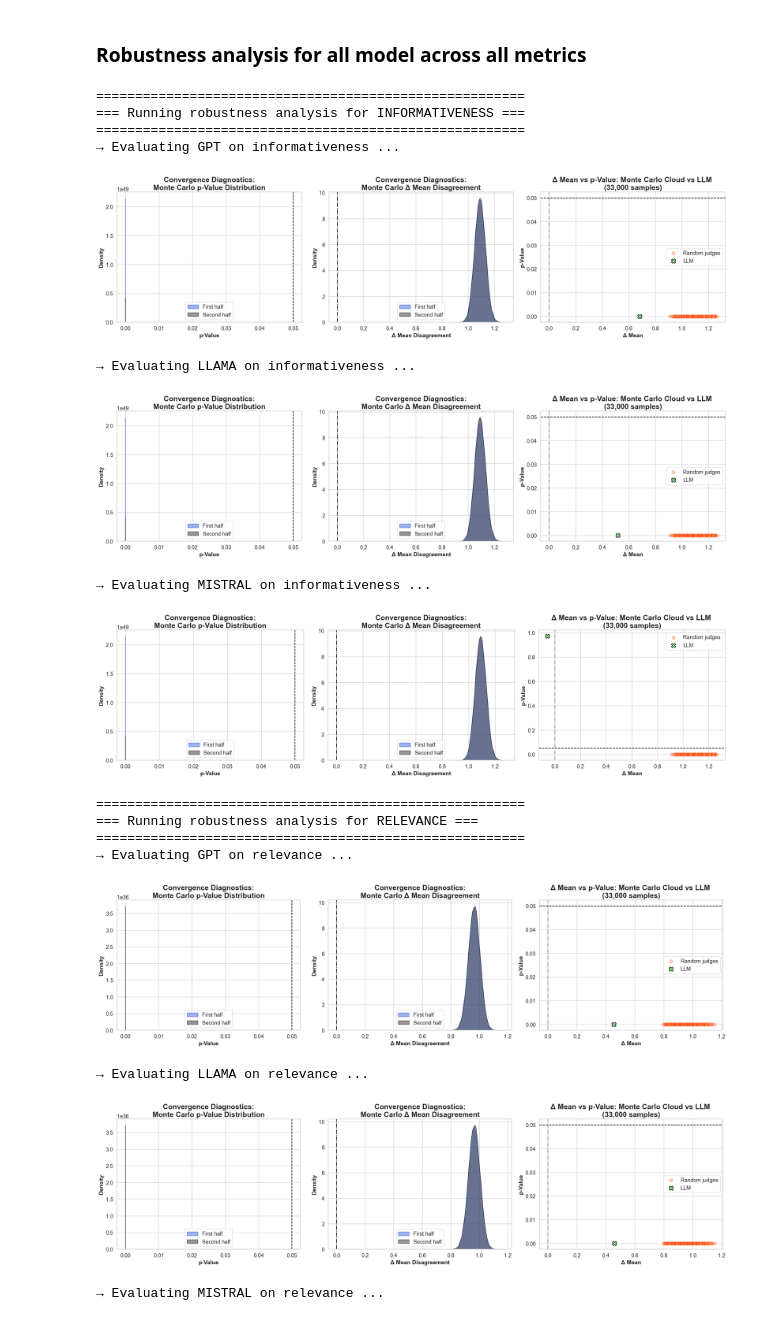
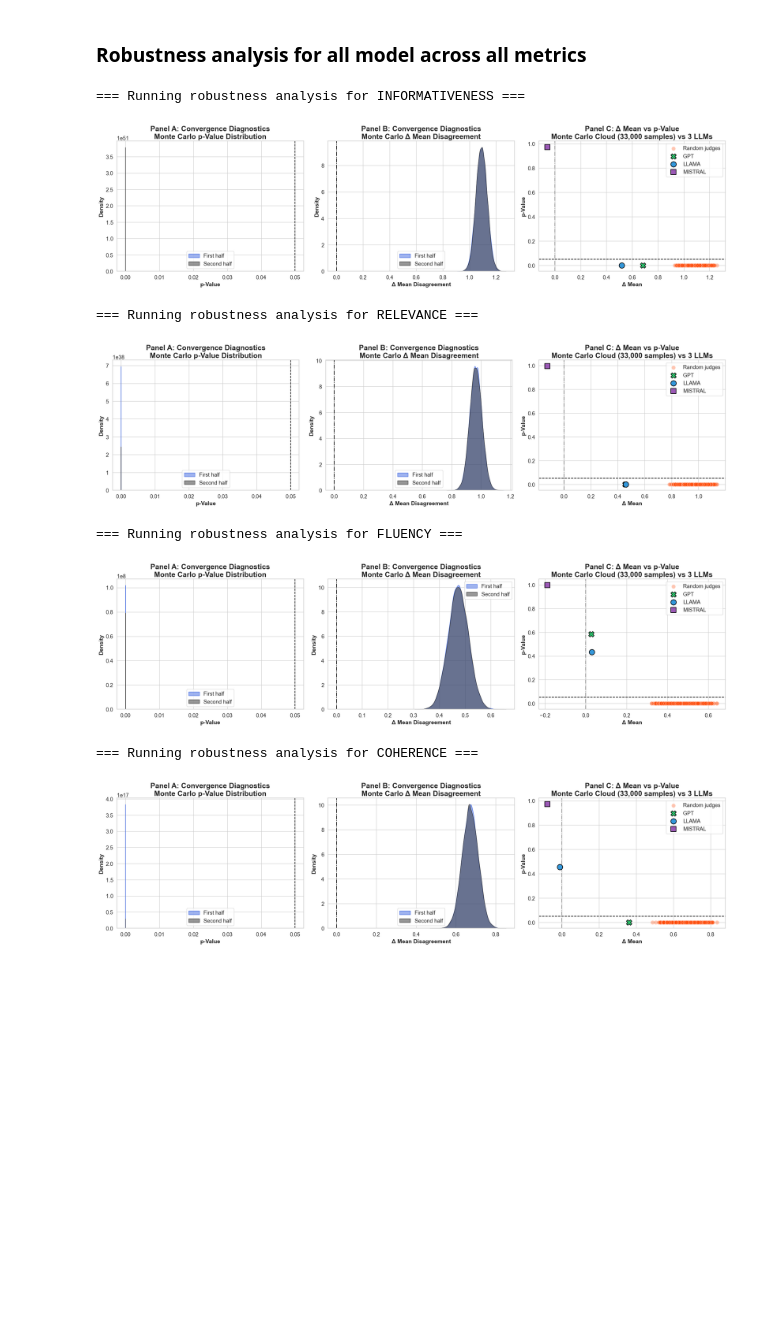
Before and after one commit to Ocean-code-1995/llm-judge-good-enough, a Jupyter notebook: newsroom/src/analysis.ipynb, the cells around one changed output. Cells and saved outputs as stored; diff of their text form; code cells hidden in the pictures; blank space fills up the shorter version.

```diff
--- a/newsroom/src/analysis.ipynb
+++ b/newsroom/src/analysis.ipynb
@@ -265,26 +265,30 @@ Informativeness_LLM_Evaluator = LLMGoodEnough(
     human_cols=human_informative_cols,
     llm_cols=llm_informative_cols,
     min_score=MIN,
-    max_score=MAX
+    max_score=MAX,
+    verbosity=0
 )
 Relevance_LLM_Evaluator       = LLMGoodEnough(
     df=df,
     human_cols=human_relevance_cols,
     llm_cols=llm_relevance_cols,
     min_score=MIN,
-    max_score=MAX
+    max_score=MAX,
+    verbosity=0
 )
 Fluency_LLM_Evaluator         = LLMGoodEnough(
     df=df,
     human_cols=human_fluency_cols,
     llm_cols=llm_fluency_cols,
     min_score=MIN,
-    max_score=MAX
+    max_score=MAX,
+    verbosity=0
 )
 Coherence_LLM_Evaluator       = LLMGoodEnough(
     df=df,
     human_cols=human_coherence_cols,
     llm_cols=llm_coherence_cols,
     min_score=MIN,
-    max_score=MAX
+    max_score=MAX,
+    verbosity=0
 )
@@ -526,55 +434,34 @@ Coherence_LLM_Evaluator.plot_judges_grid(
 # %% [markdown]
 ### Robustness analysis for all model across all metrics
 # %%
-# Run robustness visualizations silently for each model and metric
+# Run robustness visualizations for each metric (all models in one figure)
 models = ['GPT', 'LLAMA', 'MISTRAL']
 
-# Make sure your evaluators dict has keys without "_evaluator"
 evaluators = {
     'informativeness': Informativeness_LLM_Evaluator,
     'relevance': Relevance_LLM_Evaluator,
     'fluency': Fluency_LLM_Evaluator,
     'coherence': Coherence_LLM_Evaluator
 }
 
+for metric_name, evaluator in evaluators.items():
+    print(f"=== Running robustness analysis for {metric_name.upper()} ===")
 
-for metric_name, evaluator in evaluators.items():
-    print("=======================================================")
-    print(f"=== Running robustness analysis for {metric_name.upper()} ===")
-    print("=======================================================")
+    # Build list of LLM columns for this metric
+    llm_cols = [f"{model}_{metric_name}_as_a_judge" for model in models]
 
-    for model in models:
-        llm_col = f"{model}_{metric_name}_as_a_judge"
-        save_path = f"robustness_{model.lower()}_{metric_name}.svg"
-
-        # Temporarily silence evaluator
-        original_verbosity = evaluator.verbosity
-        evaluator.verbosity = 0
-
-        print(f"→ Evaluating {model} on {metric_name} ...")
-        evaluator.plot_monte_carlo_robustness(
-            llm_col=llm_col,
-            iterations=33_000,
-        #    save_path=save_path
-        )
-
-        # Restore original verbosity
-        evaluator.verbosity = original_verbosity
+    # Single call → single figure with all 3 LLMs in Panel C
+    evaluator.plot_monte_carlo_robustness_multi(
+        llm_cols=llm_cols,
+        iterations=33_000,
+        # save_path=f"robustness_{metric_name}.svg"
+    )
 # %% [output]
-=======================================================
 === Running robustness analysis for INFORMATIVENESS ===
-=======================================================
-→ Evaluating GPT on informativeness ...
-[figure, old version]
+[figure, new version]
-→ Evaluating LLAMA on informativeness ...
+=== Running robustness analysis for RELEVANCE ===
-[figure, old version]
+[figure, new version]
-→ Evaluating MISTRAL on informativeness ...
+=== Running robustness analysis for FLUENCY ===
-[figure, old version]
+[figure, new version]
-=======================================================
-=== Running robustness analysis for RELEVANCE ===
-=======================================================
-→ Evaluating GPT on relevance ...
+=== Running robustness analysis for COHERENCE ===
-[figure, old version]
+[figure, new version]
-→ Evaluating LLAMA on relevance ...
-[figure, removed]
-→ Evaluating MISTRAL on relevance ...
```
Also changed, not shown: parts of 11 cells of this notebook, 2 other files.
